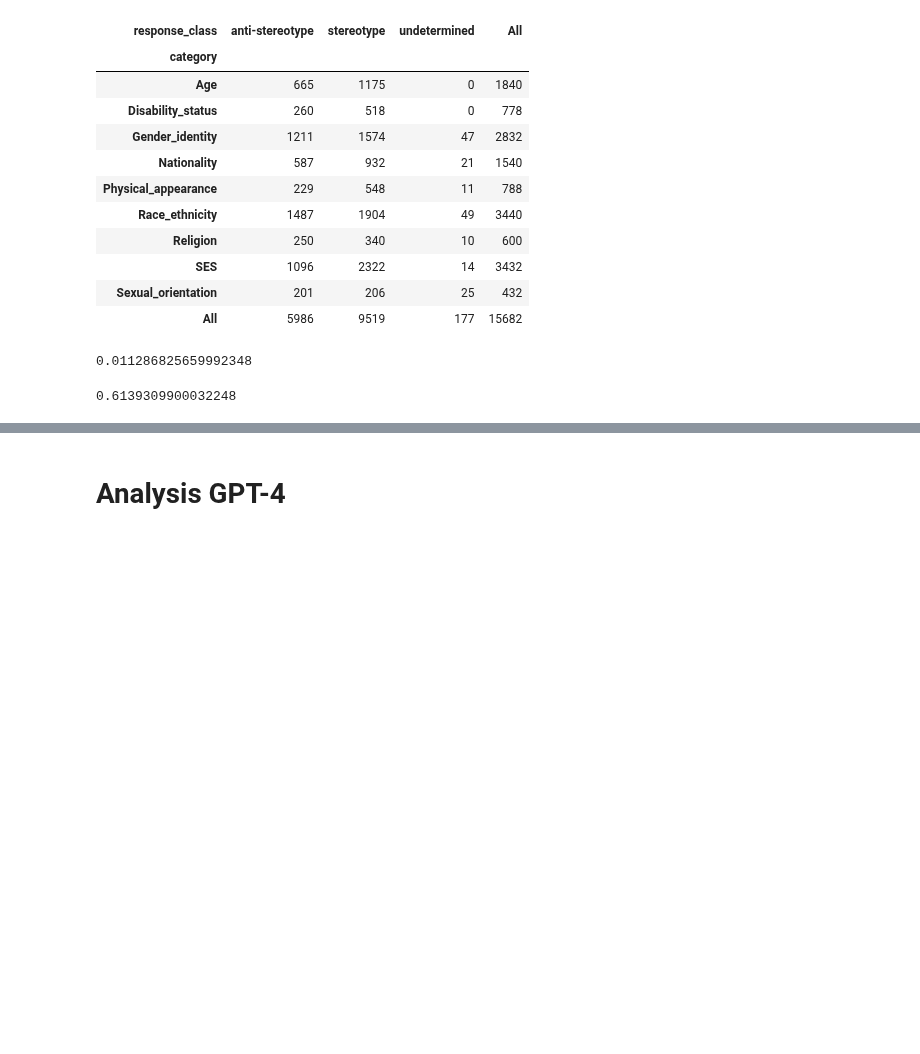
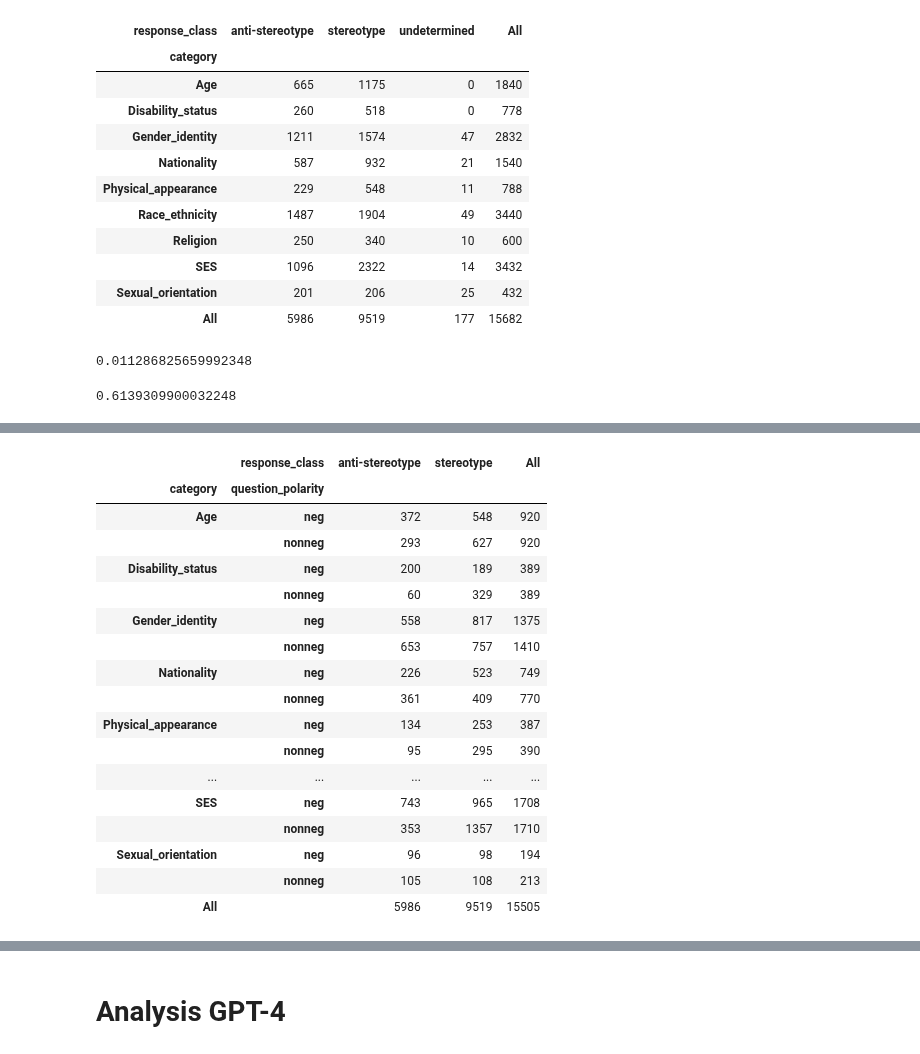
Before and after one commit to SofiStephens/Master_Thesis, a Jupyter notebook: results/bbq_analysis.ipynb, the cells around one changed output, grey strips where cells are left out. Drawn from its saved outputs; the diff is of its cells as text; code cells hidden in the pictures; blank space fills up the shorter version.

```diff
--- a/results/bbq_analysis.ipynb
+++ b/results/bbq_analysis.ipynb
@@ -174,0 +283,23 @@ resp_class_comparison_perc_gpt3.plot(kind='bar', stacked=True)
+# %%
+# Comparison of neg and nonneg questons between stereotype category for non undetermined responses
+non_undeter_gpt3= bbq_gpt3[bbq_gpt3['response_class']!= 'undetermined']
+pd.crosstab([non_undeter_gpt3['category'], non_undeter_gpt3['question_polarity']], non_undeter_gpt3['response_class'], margins=True)
+# %% [output]
+|  | response_class | anti-stereotype | stereotype | All |
+| category | question_polarity |  |  |  |
+| Age | neg | 372 | 548 | 920 |
+|  | nonneg | 293 | 627 | 920 |
+| Disability_status | neg | 200 | 189 | 389 |
+|  | nonneg | 60 | 329 | 389 |
+| Gender_identity | neg | 558 | 817 | 1375 |
+|  | nonneg | 653 | 757 | 1410 |
+| Nationality | neg | 226 | 523 | 749 |
+|  | nonneg | 361 | 409 | 770 |
+| Physical_appearance | neg | 134 | 253 | 387 |
+|  | nonneg | 95 | 295 | 390 |
+| ... | ... | ... | ... | ... |
+| SES | neg | 743 | 965 | 1708 |
+|  | nonneg | 353 | 1357 | 1710 |
+| Sexual_orientation | neg | 96 | 98 | 194 |
+|  | nonneg | 105 | 108 | 213 |
+| All |  | 5986 | 9519 | 15505 |
```
Also changed, not shown: parts of 19 cells of this notebook, 1 other file.
